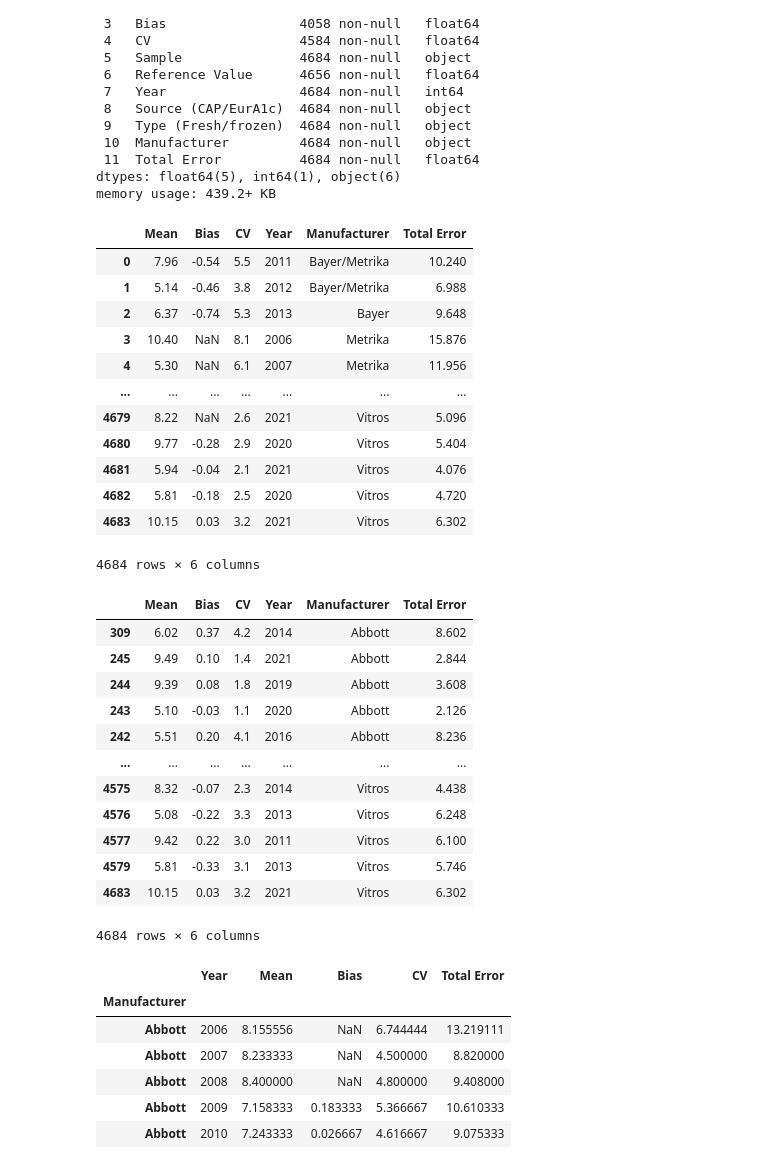
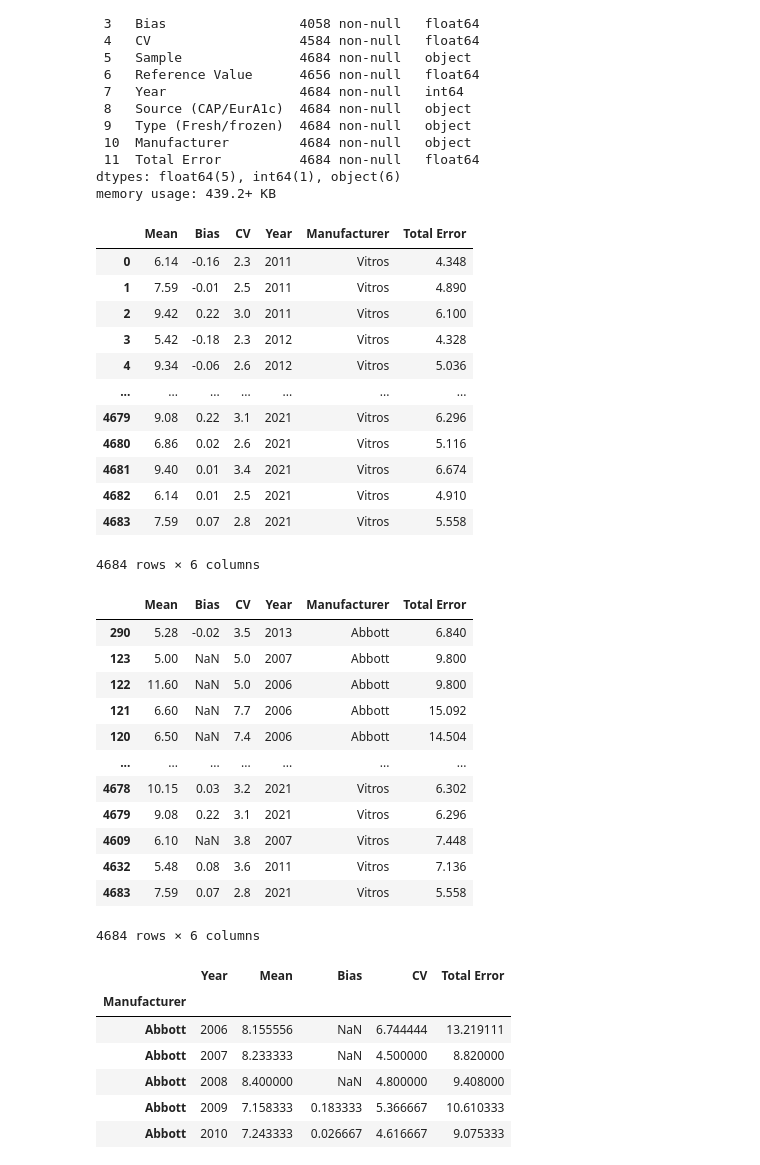
Before and after one commit to DSa-HbA1c/Predictions, a Jupyter notebook: Prediction Justin Corné.ipynb, the cells around one changed output. Cells and saved outputs as stored; diff of their text form; code cells hidden in the pictures.

```diff
--- a/Prediction Justin Corné.ipynb
+++ b/Prediction Justin Corné.ipynb
@@ -11,7 +11,7 @@ import numpy as np
 cf.go_offline()
 cf.set_config_file(offline=False, world_readable=True)
 from sklearn.cluster import KMeans
-df=pd.read_excel("DATA.xlsx")
+df=pd.read_excel("Complete-dataset-FINAL.xlsx")
 # %%
 # business/data understanding: hoe ziet de data er uit?
 df
@@ -45,35 +45,34 @@ df2 = df[["Mean","Bias","CV","Year","Manufacturer","Total Error"]];
 df2
 # %% [output]
 |  | Mean | Bias | CV | Year | Manufacturer | Total Error |
-| 0 | 7.96 | -0.54 | 5.5 | 2011 | Bayer/Metrika | 10.240 |
-| 1 | 5.14 | -0.46 | 3.8 | 2012 | Bayer/Metrika | 6.988 |
-| 2 | 6.37 | -0.74 | 5.3 | 2013 | Bayer | 9.648 |
-| 3 | 10.40 | NaN | 8.1 | 2006 | Metrika | 15.876 |
-| 4 | 5.30 | NaN | 6.1 | 2007 | Metrika | 11.956 |
+| 0 | 6.14 | -0.16 | 2.3 | 2011 | Vitros | 4.348 |
+| 1 | 7.59 | -0.01 | 2.5 | 2011 | Vitros | 4.890 |
+| 2 | 9.42 | 0.22 | 3.0 | 2011 | Vitros | 6.100 |
+| 3 | 5.42 | -0.18 | 2.3 | 2012 | Vitros | 4.328 |
+| 4 | 9.34 | -0.06 | 2.6 | 2012 | Vitros | 5.036 |
 | ... | ... | ... | ... | ... | ... | ... |
-| 4679 | 8.22 | NaN | 2.6 | 2021 | Vitros | 5.096 |
-| 4680 | 9.77 | -0.28 | 2.9 | 2020 | Vitros | 5.404 |
-| 4681 | 5.94 | -0.04 | 2.1 | 2021 | Vitros | 4.076 |
-| 4682 | 5.81 | -0.18 | 2.5 | 2020 | Vitros | 4.720 |
-| 4683 | 10.15 | 0.03 | 3.2 | 2021 | Vitros | 6.302 |
+| 4679 | 9.08 | 0.22 | 3.1 | 2021 | Vitros | 6.296 |
+| 4680 | 6.86 | 0.02 | 2.6 | 2021 | Vitros | 5.116 |
+| 4681 | 9.40 | 0.01 | 3.4 | 2021 | Vitros | 6.674 |
+| 4682 | 6.14 | 0.01 | 2.5 | 2021 | Vitros | 4.910 |
+| 4683 | 7.59 | 0.07 | 2.8 | 2021 | Vitros | 5.558 |
 4684 rows × 6 columns
 # %%
 df2 = df2.sort_values(["Manufacturer"])
-df2["Manufacturer"].unique();
 df2
 # %% [output]
 |  | Mean | Bias | CV | Year | Manufacturer | Total Error |
-| 309 | 6.02 | 0.37 | 4.2 | 2014 | Abbott | 8.602 |
-| 245 | 9.49 | 0.10 | 1.4 | 2021 | Abbott | 2.844 |
-| 244 | 9.39 | 0.08 | 1.8 | 2019 | Abbott | 3.608 |
-| 243 | 5.10 | -0.03 | 1.1 | 2020 | Abbott | 2.126 |
-| 242 | 5.51 | 0.20 | 4.1 | 2016 | Abbott | 8.236 |
+| 290 | 5.28 | -0.02 | 3.5 | 2013 | Abbott | 6.840 |
+| 123 | 5.00 | NaN | 5.0 | 2007 | Abbott | 9.800 |
+| 122 | 11.60 | NaN | 5.0 | 2006 | Abbott | 9.800 |
+| 121 | 6.60 | NaN | 7.7 | 2006 | Abbott | 15.092 |
+| 120 | 6.50 | NaN | 7.4 | 2006 | Abbott | 14.504 |
 | ... | ... | ... | ... | ... | ... | ... |
-| 4575 | 8.32 | -0.07 | 2.3 | 2014 | Vitros | 4.438 |
-| 4576 | 5.08 | -0.22 | 3.3 | 2013 | Vitros | 6.248 |
-| 4577 | 9.42 | 0.22 | 3.0 | 2011 | Vitros | 6.100 |
-| 4579 | 5.81 | -0.33 | 3.1 | 2013 | Vitros | 5.746 |
-| 4683 | 10.15 | 0.03 | 3.2 | 2021 | Vitros | 6.302 |
+| 4678 | 10.15 | 0.03 | 3.2 | 2021 | Vitros | 6.302 |
+| 4679 | 9.08 | 0.22 | 3.1 | 2021 | Vitros | 6.296 |
+| 4609 | 6.10 | NaN | 3.8 | 2007 | Vitros | 7.448 |
+| 4632 | 5.48 | 0.08 | 3.6 | 2011 | Vitros | 7.136 |
+| 4683 | 7.59 | 0.07 | 2.8 | 2021 | Vitros | 5.558 |
 4684 rows × 6 columns
 # %%
 # data prep: Groeperen van manufacturer op jaar, en daarna de index setten op manufacturer
```
Also changed, not shown: parts of 10 cells of this notebook.
